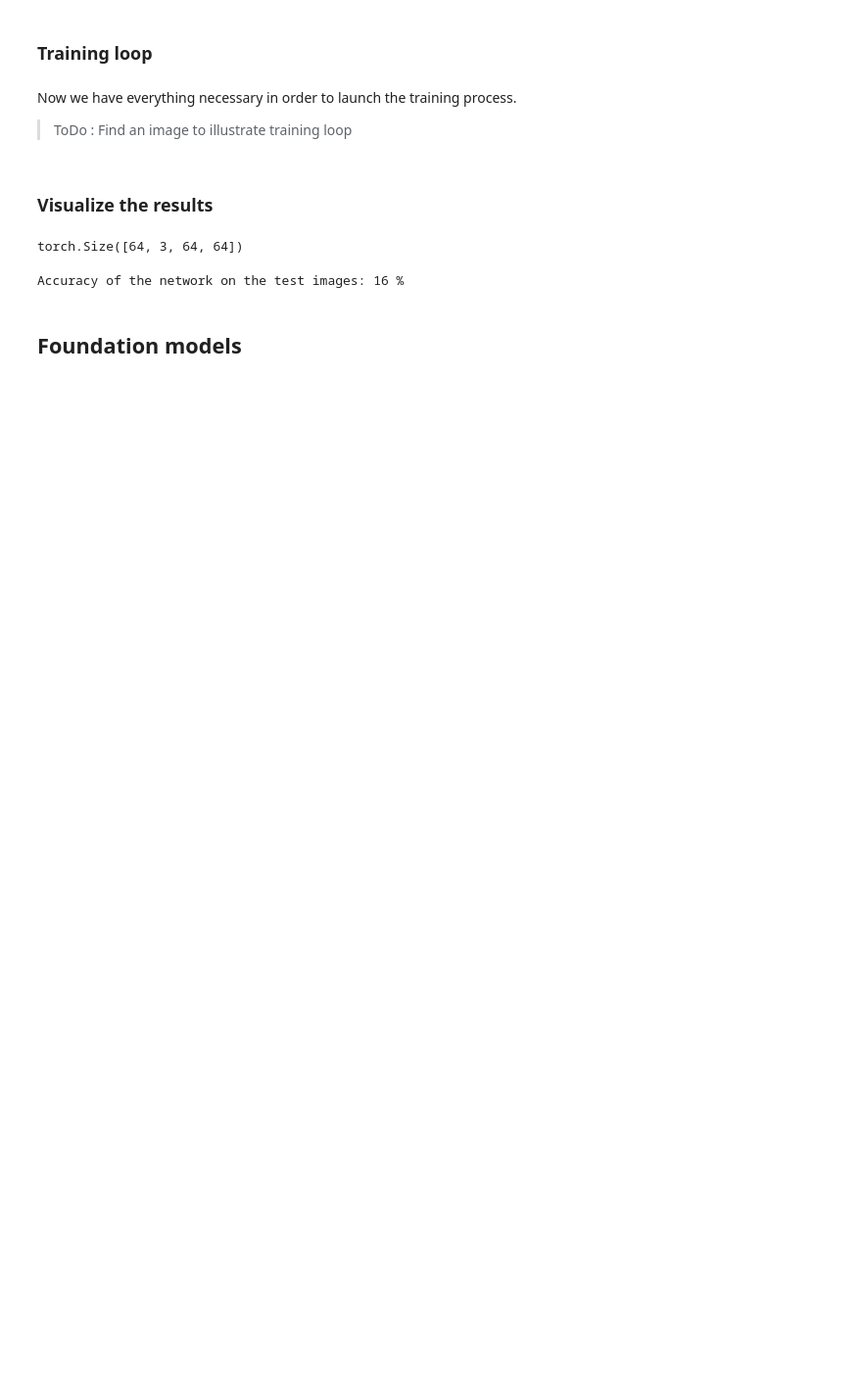
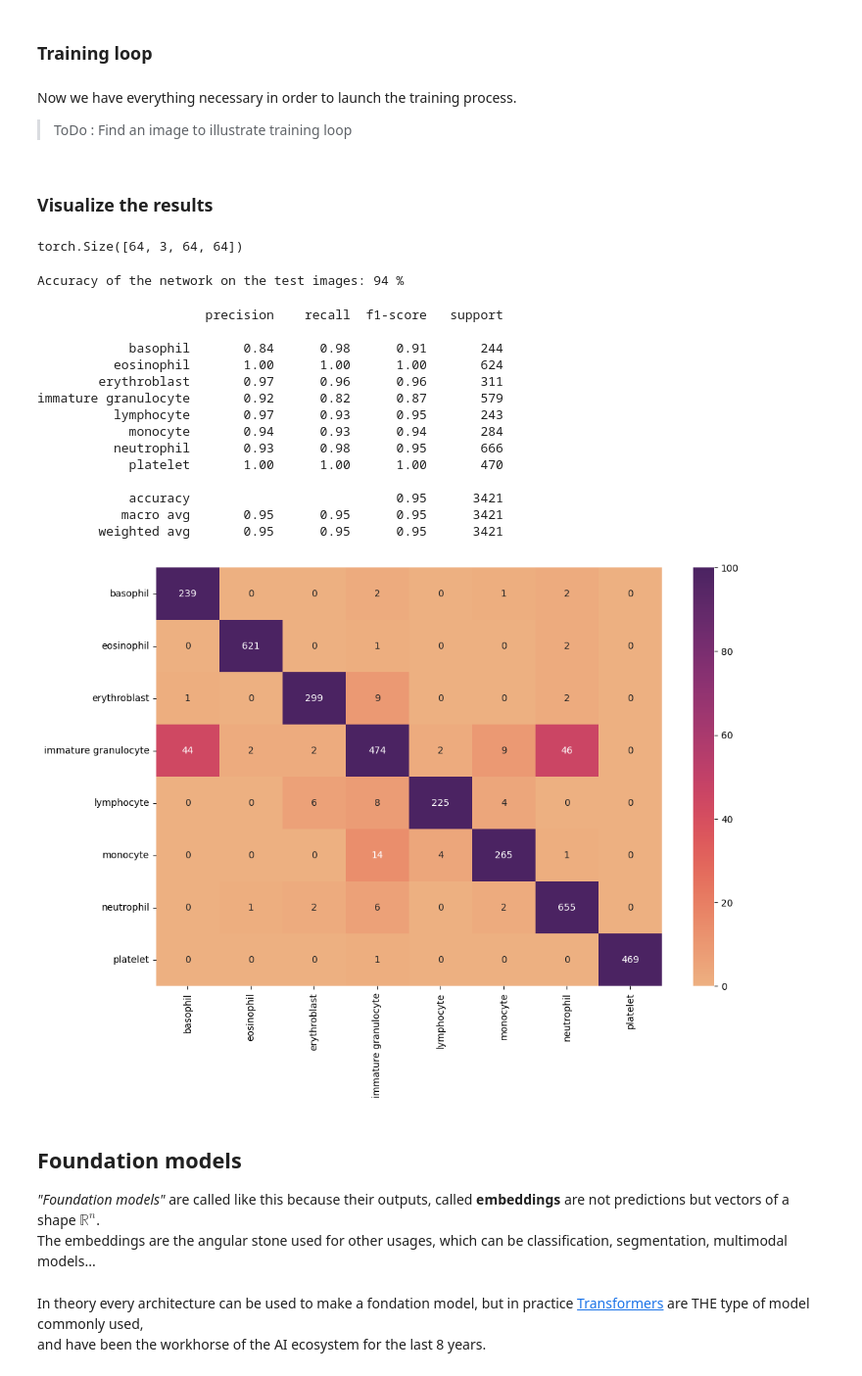
Before and after one commit to etienneguevel/heidelberg, a Jupyter notebook: notebooks/TD.ipynb, the cells around one changed output. Shown at 98% size. Drawn from its saved outputs; the diff is of its cells as text; code cells hidden in the pictures; blank space fills up the shorter version.

```diff
--- a/notebooks/TD.ipynb
+++ b/notebooks/TD.ipynb
@@ -105,8 +105,25 @@ class CustomDataset(Dataset):
         # should return the element of the dataset at index idx
         pass
 # %%
-# Uncomment below and run this cell to make the solution appear
 # %load ../src/custom_dataset.py
+from torch.utils.data import Dataset
+
+class CustomDataset(Dataset):
+
+    def __init__(self, data, transform):
+        self.data = data
+        self.transform = transform
+
+    def __len__(self):
+        return len(self.data)
+
+    def __getitem__(self, idx):
+        img, label = self.data[idx]
+
+        if self.transform:
+            img = self.transform(img)
+
+        return img, label
 # %%
 import torchvision.transforms as transforms
 
@@ -238,12 +267,60 @@ def find_accuracy(model, dataloader_test):
         100 * correct / total))
     return predicted_test, label_test, correct / total
 # %%
+# Make the test dataset
 testing_dataset = CustomDataset(test_dataset, transform)
 test_loader = DataLoader(testing_dataset, batch_size=64)
 
-model.to("cpu")
-results = find_accuracy(model, test_loader)
+# Specify the device
+device = torch.device("cuda")
+model.to(device)
+
+# Calculate the results
+predictions, labels, acc = find_accuracy(model, test_loader, device)
 # %% [output]
-Accuracy of the network on the test images: 16 %
+Accuracy of the network on the test images: 94 %
+# %%
+import matplotlib.pyplot as plt
+import pandas as pd
+import seaborn as sns
+from sklearn.metrics import classification_report, confusion_matrix
+
+names = [n[:20] for n in train_dataset.info.get("label").values()]
+
+C_matrix = pd.DataFrame(confusion_matrix(labels, predictions))
+C_matrix.index = names
+C_matrix.columns = names
+
+fig = plt.figure(figsize=(12, 8))
+sns.heatmap(C_matrix, annot=True, cmap="flare", vmax=100, fmt='.3g')
+fig.show()
+
+print(classification_report(labels, predictions, target_names=names))
+# %% [output]
+                      precision    recall  f1-score   support
+
+            basophil       0.84      0.98      0.91       244
+          eosinophil       1.00      1.00      1.00       624
+        erythroblast       0.97      0.96      0.96       311
+immature granulocyte       0.92      0.82      0.87       579
+          lymphocyte       0.97      0.93      0.95       243
+            monocyte       0.94      0.93      0.94       284
+          neutrophil       0.93      0.98      0.95       666
+            platelet       1.00      1.00      1.00       470
+
+            accuracy                           0.95      3421
+           macro avg       0.95      0.95      0.95      3421
+        weighted avg       0.95      0.95      0.95      3421
+[figure, added]
 # %% [markdown]
 ## Foundation models
+
+*"Foundation models"* are called like this because their outputs, called **embeddings**
+are not predictions but vectors of a shape $\mathbb{R}^n$.
+The embeddings are the angular stone used for other usages, which can be classification,
+segmentation, multimodal models...
+# %% [markdown]
+In theory every architecture can be used to make a fondation model, but in practice
+[Transformers](https://poloclub.github.io/transformer-explainer/) are THE type of
+model commonly used,
+and have been the workhorse of the AI ecosystem for the last 8 years.
```
Also changed, not shown: parts of 15 cells of this notebook, 1 other file.
